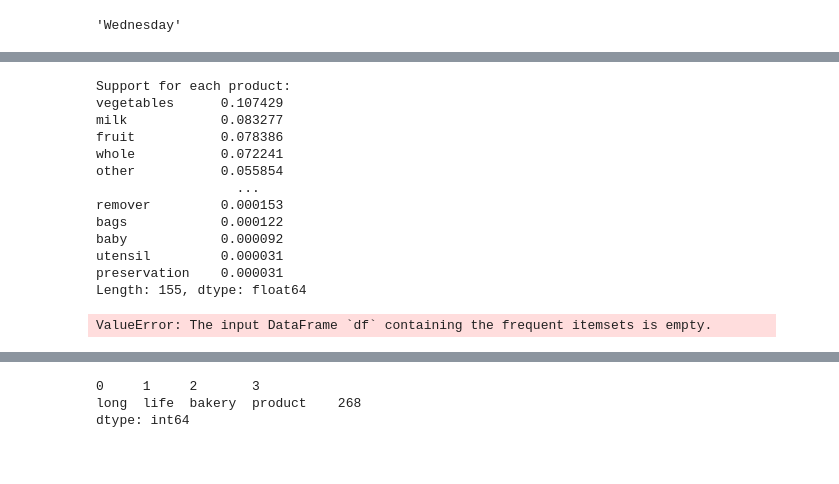
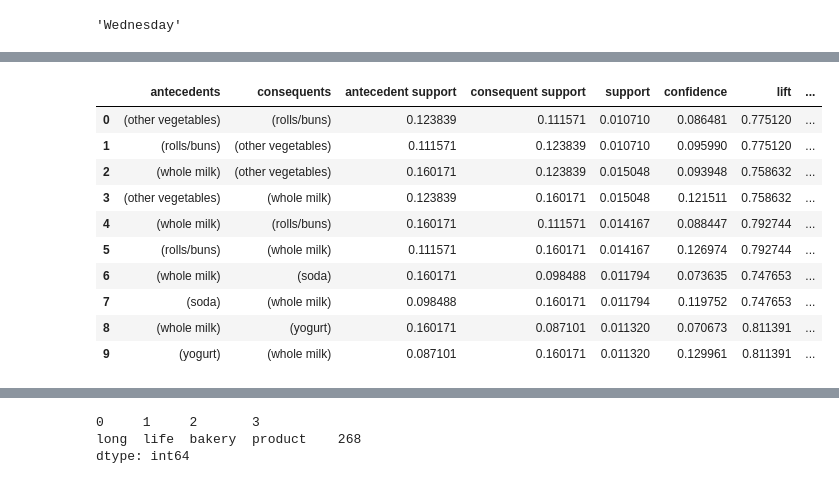
Before and after one commit to m15kh/data-science-problems, a Jupyter notebook: main.ipynb, the cells around one changed output, grey strips where cells are left out. Cells and saved outputs as stored; diff of their text form; code cells hidden in the pictures.

```diff
--- a/main.ipynb
+++ b/main.ipynb
@@ -111,7 +66,5 @@ Name: Product, Length: 134, dtype: int64
 # %% [markdown]
 find the name of week with maximum of purchase
-# %%
-df['week'] = df['Date'].dt.strftime('%A')
 # %%
 df["week"].value_counts().idxmax()
 # %% [output]
@@ -203,43 +228,28 @@ print(transactions_df)
-# %%
-product_support = transactions_df.mean()
-
-# Sort product support in descending order
-sorted_product_support = product_support.sort_values(ascending=False)
-
-# Print support for each product
-print("Support for each product:")
-print(sorted_product_support)
-# %% [output]
-Support for each product:
-vegetables      0.107429
-milk            0.083277
-fruit           0.078386
-whole           0.072241
-other           0.055854
-                  ...
-remover         0.000153
-bags            0.000122
-baby            0.000092
-utensil         0.000031
-preservation    0.000031
-Length: 155, dtype: float64
 # %%
-# Assuming you have your transactions data stored in a DataFrame named 'transactions'
-
 # # Use apriori to find frequent itemsets
-frequent_itemsets = apriori(transactions_df, min_support=0.5, use_colnames=True)
+frequent_itemsets = apriori(transactions_df, min_support=0.01, use_colnames=True)
 
 # Generate association rules
-rules = association_rules(frequent_itemsets, metric="confidence")
+rules = association_rules(frequent_itemsets, metric="confidence", min_threshold=0)
 
 # Filter rules based on additional criteria if needed
 # rules = rules[
 #     (rules["lift"] >= 3)
 #     & (rules["antecedents"].apply(len) == 2)
 #     & (rules["consequents"].apply(len) == 1)
 # ]
 
 # Display the association rules
 rules
 # %% [output]
-ValueError: The input DataFrame `df` containing the frequent itemsets is empty.
+|  | antecedents | consequents | antecedent support | consequent support | support | confidence | lift | ... |
+| 0 | (other vegetables) | (rolls/buns) | 0.123839 | 0.111571 | 0.010710 | 0.086481 | 0.775120 | ... |
+| 1 | (rolls/buns) | (other vegetables) | 0.111571 | 0.123839 | 0.010710 | 0.095990 | 0.775120 | ... |
+| 2 | (whole milk) | (other vegetables) | 0.160171 | 0.123839 | 0.015048 | 0.093948 | 0.758632 | ... |
+| 3 | (other vegetables) | (whole milk) | 0.123839 | 0.160171 | 0.015048 | 0.121511 | 0.758632 | ... |
+| 4 | (whole milk) | (rolls/buns) | 0.160171 | 0.111571 | 0.014167 | 0.088447 | 0.792744 | ... |
+| 5 | (rolls/buns) | (whole milk) | 0.111571 | 0.160171 | 0.014167 | 0.126974 | 0.792744 | ... |
+| 6 | (whole milk) | (soda) | 0.160171 | 0.098488 | 0.011794 | 0.073635 | 0.747653 | ... |
+| 7 | (soda) | (whole milk) | 0.098488 | 0.160171 | 0.011794 | 0.119752 | 0.747653 | ... |
+| 8 | (whole milk) | (yogurt) | 0.160171 | 0.087101 | 0.011320 | 0.070673 | 0.811391 | ... |
+| 9 | (yogurt) | (whole milk) | 0.087101 | 0.160171 | 0.011320 | 0.129961 | 0.811391 | ... |
```
Also changed, not shown: parts of 19 cells of this notebook, 1 other file.
